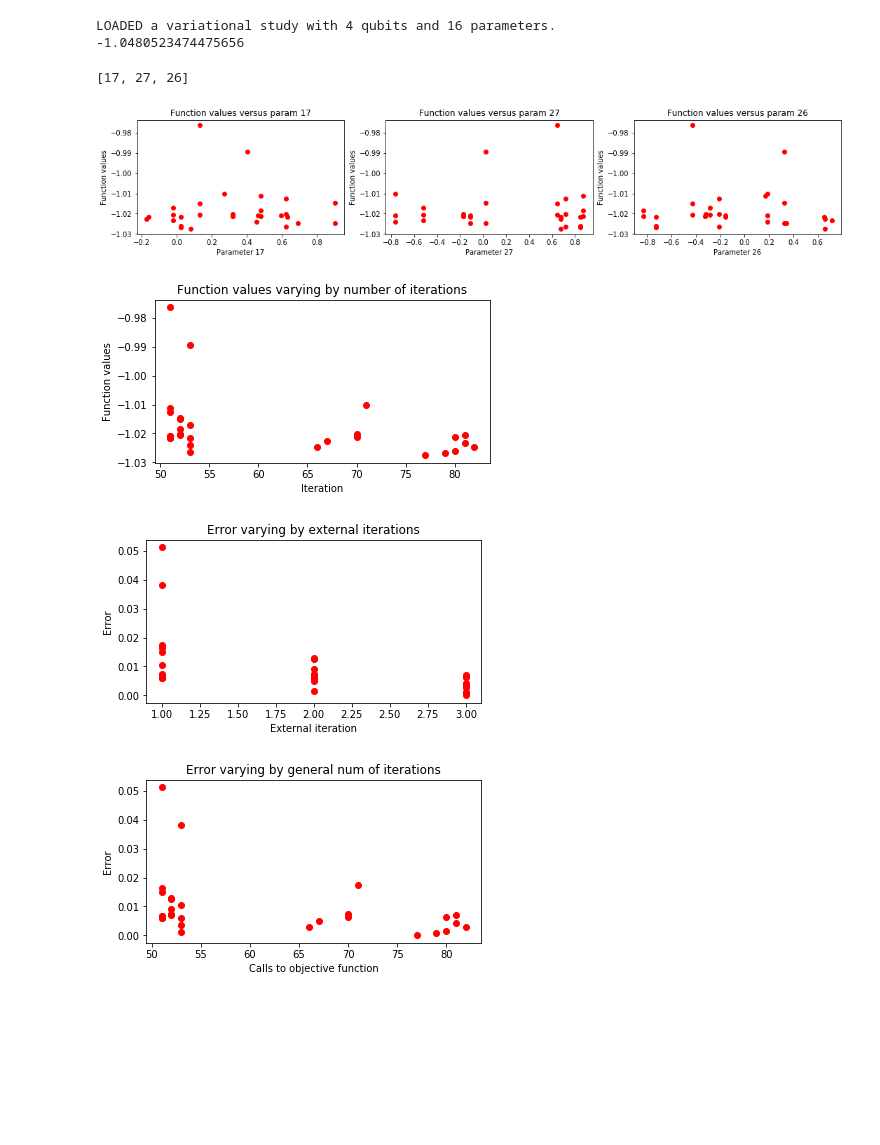
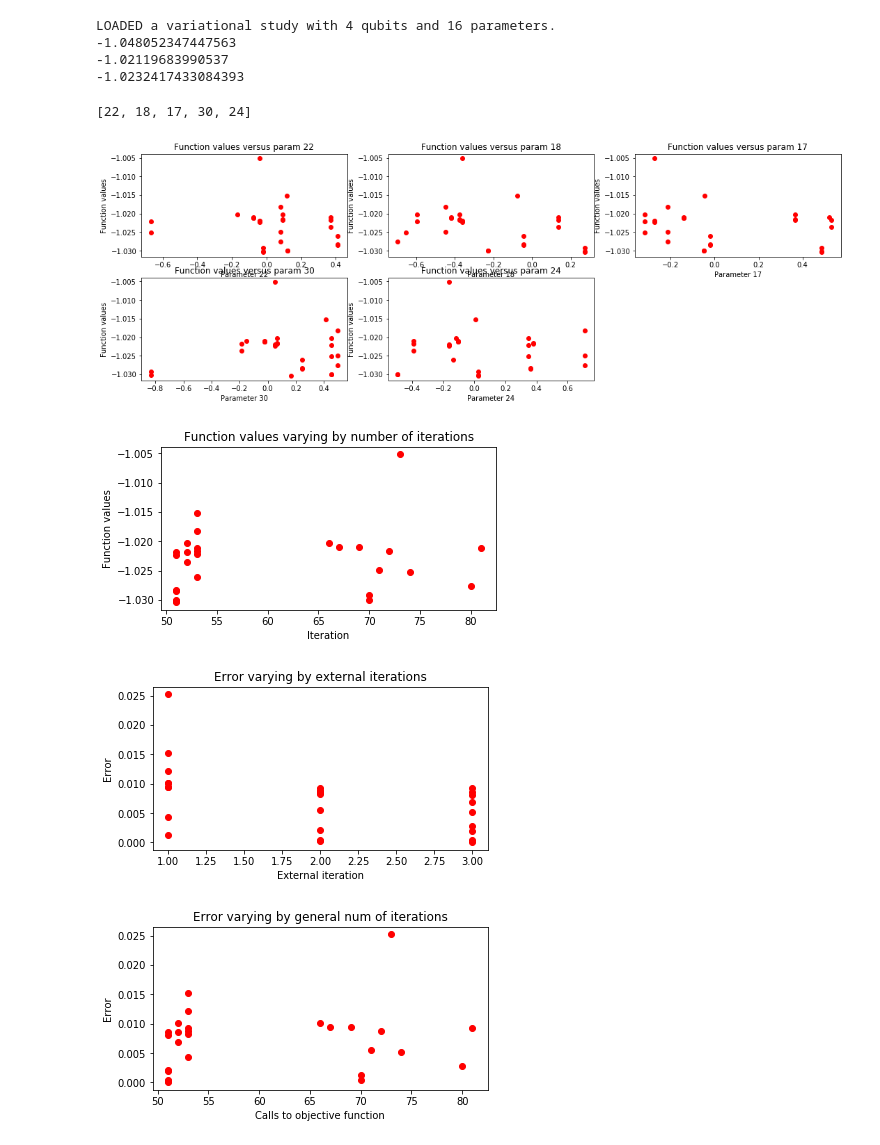
Before and after one commit to ana-tudor/Circuit_Notebooks, a Jupyter notebook: ipy_notebooks/test_16parameters_imfil.ipynb, the cells around one changed output. Drawn from its saved outputs; the diff is of its cells as text; code cells hidden in the pictures; blank space fills up the shorter version.

Commit message:
Initial test of python imfil

```diff
--- a/ipy_notebooks/test_16parameters_imfil.ipynb
+++ b/ipy_notebooks/test_16parameters_imfil.ipynb
@@ -110,6 +128,16 @@ hamiltonian = generate_molecular_hamiltonian(
     n_active_electrons,
     n_active_orbitals
 )
+
+def cost_to_achieve_expected_noise(noise, variance):
+    if noise == 0.0:
+        return None
+    return variance/noise**2 * 2/np.pi
+
+def evaluate_with_noise(study,noise,params):
+    cost=cost_to_achieve_expected_noise(noise,
+                                        study.objective.variance_bound)
+    return study.value_of(params) + study.objective.noise(cost)
 
 
 # Create or load study
@@ -155,11 +183,19 @@ else:
 hamiltonian_sparse = openfermion.get_sparse_operator(study.objective.hamiltonian)
 energy, _ = openfermion.get_ground_state(hamiltonian_sparse)
 
+# energy_alt, state_alt = openfermion.utils.jw_get_gaussian_state(study.objective.hamiltonian)
+
 target = energy
 print(target)
+
+param = np.array([0,0,0,0,0,0,0,1,0,0,0,0,0,0,0,0])
+print(study.value_of(param))
+print(evaluate_with_noise(study,.004,param))
 # %% [output]
 LOADED a variational study with 4 qubits and 16 parameters.
--1.0480523474475656
+-1.048052347447563
+-1.02119683990537
+-1.0232417433084393
 # %%
 def optimal_value(df):
     return min(get_col(df,33))
@@ -185,9 +221,10 @@ def get_col(df, num):
         name = "iters"
     return df[name]
 
-def inner_iters():
+def inner_iters(df):
     x = np.array([1,2,3])
-    return np.tile(x,10).tolist()
+    num = int(len(get_col(df,1))/3)
+    return np.tile(x,num).tolist()
 
 def errors(df):
     return [absolute_error(y) for y in get_col(df,33)]
@@ -200,7 +237,7 @@ def relative_errors(df):
 
 def gen_error_plot(df):
 #     pylab.subplot(1,2,1)
-    gen_plot(inner_iters(),relative_errors(df))
+    gen_plot(inner_iters(df),relative_errors(df))
     pylab.ylabel('Error')
     pylab.xlabel('External iteration')
     pylab.title('Error varying by external iterations')
@@ -219,9 +256,9 @@ def gen_fvalue_vs_iters(df):
     pylab.title('Function values varying by number of iterations')
 
 def gen_fvalue_vs_params(df, ncols):
-    fig = pylab.figure(figsize=(18,3))
+    fig = pylab.figure(figsize=(18,6*(len(ncols)//3)))
     for x in ncols:
-        pylab.subplot(130+ncols.index(x)+1)
+        pylab.subplot(len(ncols)//3 + 1, 3, ncols.index(x) + 1)
         pylab.plot(get_col(df,x),get_col(df,33), 'ro')
         pylab.xlabel('Parameter ' + str(x))
         pylab.ylabel('Function values')
@@ -230,16 +267,22 @@ def gen_fvalue_vs_params(df, ncols):
 
 
 def n_high_correlation(df,num):
-    n=num
+    #create list of column numbers
+    col_nums = [i for i in range(17,len(df.columns)-2)]
     ret = []
-    while n > 0:
-        corr = [np.std(get_col(df,i)) \
-                for i in range(17,len(df.columns)-2)\
-                if i not in ret]
-        ind = corr.index(min(corr))+17
-        ret.append(ind)
 
-        n -= 1
+    while num > 0:
+        # compute std deviations of column numbers in same order as list
+        # find index of min
+        #delete min std dev and min col num, return col num
+
+        corr = [np.std(get_col(df,i)) for i in col_nums]
+
+        ind = corr.index(min(corr))
+        col_num = col_nums.pop(ind)
+        ret.append(col_num)
+
+        num -= 1
     return ret
 
 
@@ -254,10 +297,10 @@ def display_data(filename, nparams):
 
     gen_error_plot(df)
 # %%
-display_data('imfil/16_params_out.csv', 3)
+display_data('imfil/16_params_out.csv', 5)
 # %% [output]
-[17, 27, 26]
+[22, 18, 17, 30, 24]
-[figure, old version]
+[figure, new version]
-[figure, old version]
+[figure, new version]
-[figure, old version]
+[figure, new version]
-[figure, old version]
+[figure, new version]
```
Also changed, not shown: parts of 4 cells of this notebook, 2 other files.
